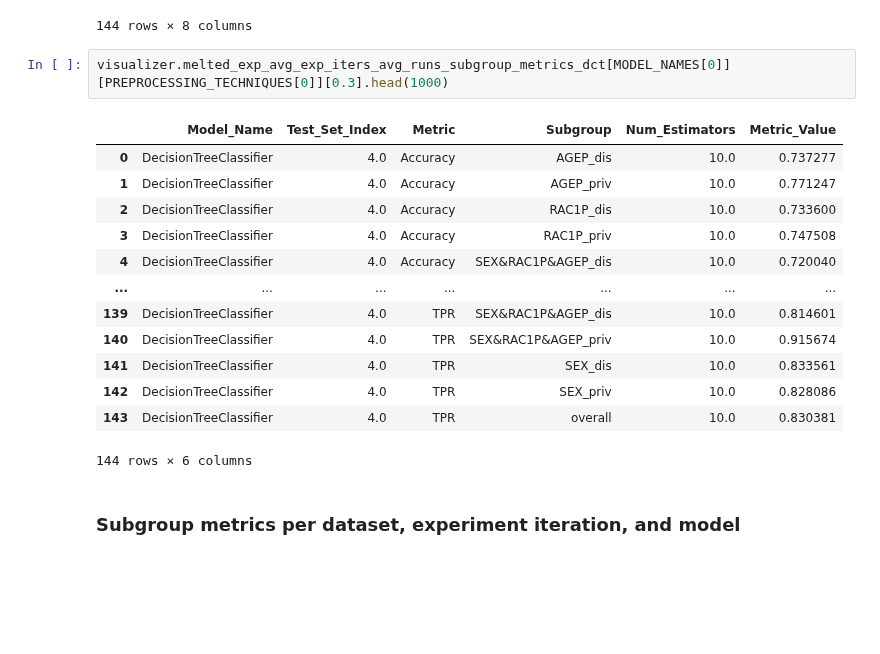
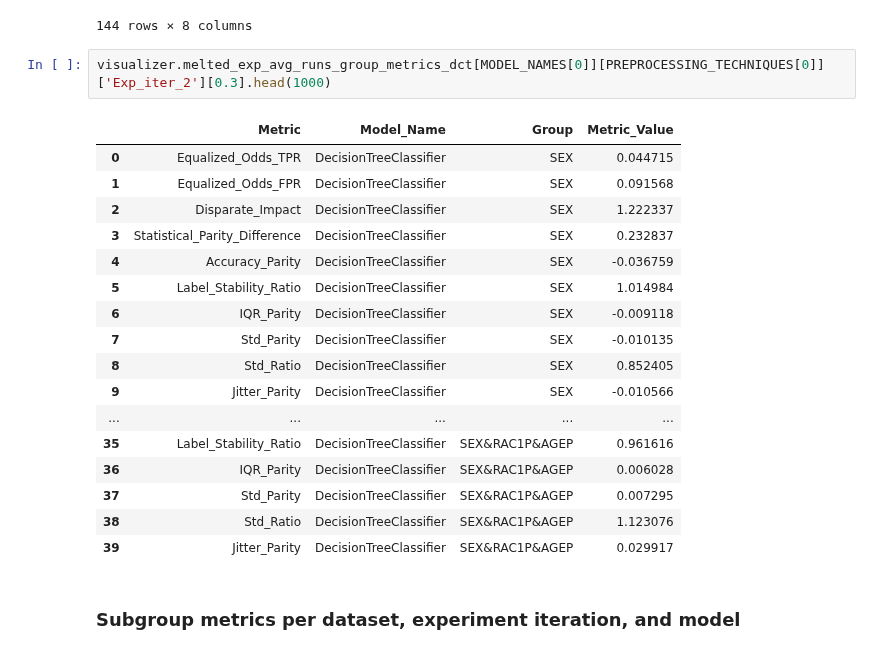
Before and after one commit to FalaahArifKhan/fairness-variance, a Jupyter notebook: notebooks/models_stress_testing/Visualizations_Random_Nulls.ipynb, the cells around one changed output. Saved outputs shown, nothing was run; the diff lists cells and outputs as text; blank space fills up the shorter version.

Commit message:
Upgraded plots for avg exp iters

```diff
--- a/notebooks/models_stress_testing/Visualizations_Random_Nulls.ipynb
+++ b/notebooks/models_stress_testing/Visualizations_Random_Nulls.ipynb
@@ -187,21 +155,25 @@ visualizer.melted_exp_avg_runs_subgroup_metrics_dct[MODEL_NAMES[0]][PREPROCESSIN
 | 143 | TPR | DecisionTreeClassifier | 10.0 | 6.0 | 200.0 | 200.0 | overall | ... |
 144 rows × 8 columns
 # %%
-visualizer.melted_exp_avg_exp_iters_avg_runs_subgroup_metrics_dct[MODEL_NAMES[0]][PREPROCESSING_TECHNIQUES[0]][0.3].head(1000)
+visualizer.melted_exp_avg_runs_group_metrics_dct[MODEL_NAMES[0]][PREPROCESSING_TECHNIQUES[0]]['Exp_iter_2'][0.3].head(1000)
 # %% [output]
-|  | Model_Name | Test_Set_Index | Metric | Subgroup | Num_Estimators | Metric_Value |
-| 0 | DecisionTreeClassifier | 4.0 | Accuracy | AGEP_dis | 10.0 | 0.737277 |
-| 1 | DecisionTreeClassifier | 4.0 | Accuracy | AGEP_priv | 10.0 | 0.771247 |
-| 2 | DecisionTreeClassifier | 4.0 | Accuracy | RAC1P_dis | 10.0 | 0.733600 |
-| 3 | DecisionTreeClassifier | 4.0 | Accuracy | RAC1P_priv | 10.0 | 0.747508 |
-| 4 | DecisionTreeClassifier | 4.0 | Accuracy | SEX&RAC1P&AGEP_dis | 10.0 | 0.720040 |
-| ... | ... | ... | ... | ... | ... | ... |
-| 139 | DecisionTreeClassifier | 4.0 | TPR | SEX&RAC1P&AGEP_dis | 10.0 | 0.814601 |
-| 140 | DecisionTreeClassifier | 4.0 | TPR | SEX&RAC1P&AGEP_priv | 10.0 | 0.915674 |
-| 141 | DecisionTreeClassifier | 4.0 | TPR | SEX_dis | 10.0 | 0.833561 |
-| 142 | DecisionTreeClassifier | 4.0 | TPR | SEX_priv | 10.0 | 0.828086 |
-| 143 | DecisionTreeClassifier | 4.0 | TPR | overall | 10.0 | 0.830381 |
+|  | Metric | Model_Name | Group | Metric_Value |
+| 0 | Equalized_Odds_TPR | DecisionTreeClassifier | SEX | 0.044715 |
+| 1 | Equalized_Odds_FPR | DecisionTreeClassifier | SEX | 0.091568 |
+| 2 | Disparate_Impact | DecisionTreeClassifier | SEX | 1.222337 |
+| 3 | Statistical_Parity_Difference | DecisionTreeClassifier | SEX | 0.232837 |
+| 4 | Accuracy_Parity | DecisionTreeClassifier | SEX | -0.036759 |
+| 5 | Label_Stability_Ratio | DecisionTreeClassifier | SEX | 1.014984 |
+| 6 | IQR_Parity | DecisionTreeClassifier | SEX | -0.009118 |
+| 7 | Std_Parity | DecisionTreeClassifier | SEX | -0.010135 |
+| 8 | Std_Ratio | DecisionTreeClassifier | SEX | 0.852405 |
+| 9 | Jitter_Parity | DecisionTreeClassifier | SEX | -0.010566 |
+| ... | ... | ... | ... | ... |
+| 35 | Label_Stability_Ratio | DecisionTreeClassifier | SEX&RAC1P&AGEP | 0.961616 |
+| 36 | IQR_Parity | DecisionTreeClassifier | SEX&RAC1P&AGEP | 0.006028 |
+| 37 | Std_Parity | DecisionTreeClassifier | SEX&RAC1P&AGEP | 0.007295 |
+| 38 | Std_Ratio | DecisionTreeClassifier | SEX&RAC1P&AGEP | 1.123076 |
+| 39 | Jitter_Parity | DecisionTreeClassifier | SEX&RAC1P&AGEP | 0.029917 |
-144 rows × 6 columns
 # %% [markdown]
 ### Subgroup metrics per dataset, experiment iteration, and model
 # %%
```
Also changed, not shown: parts of 8 cells of this notebook, 1 other file.
